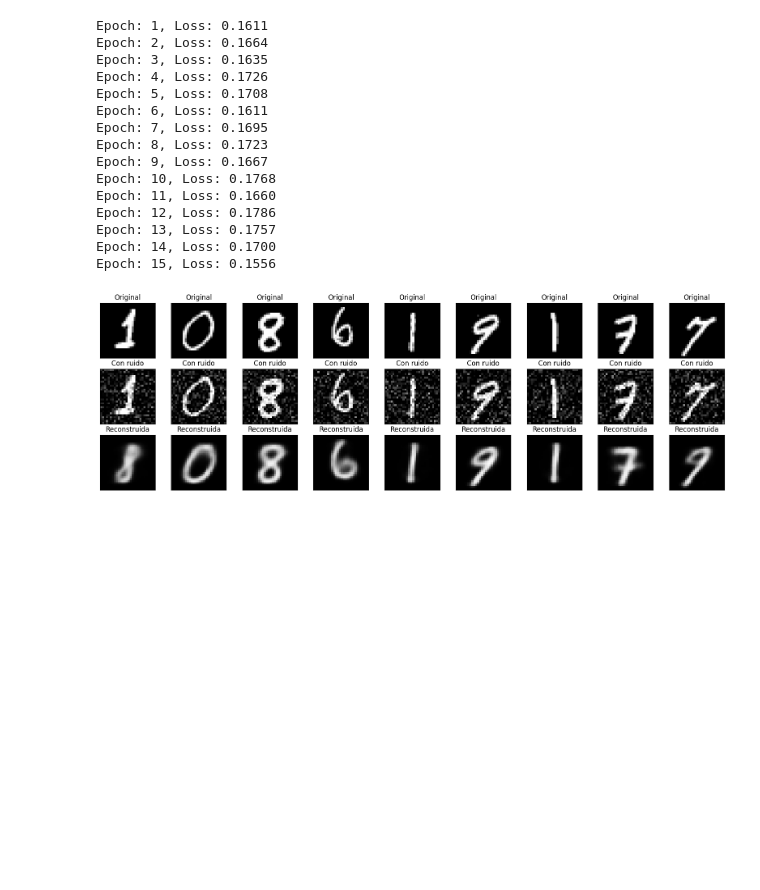
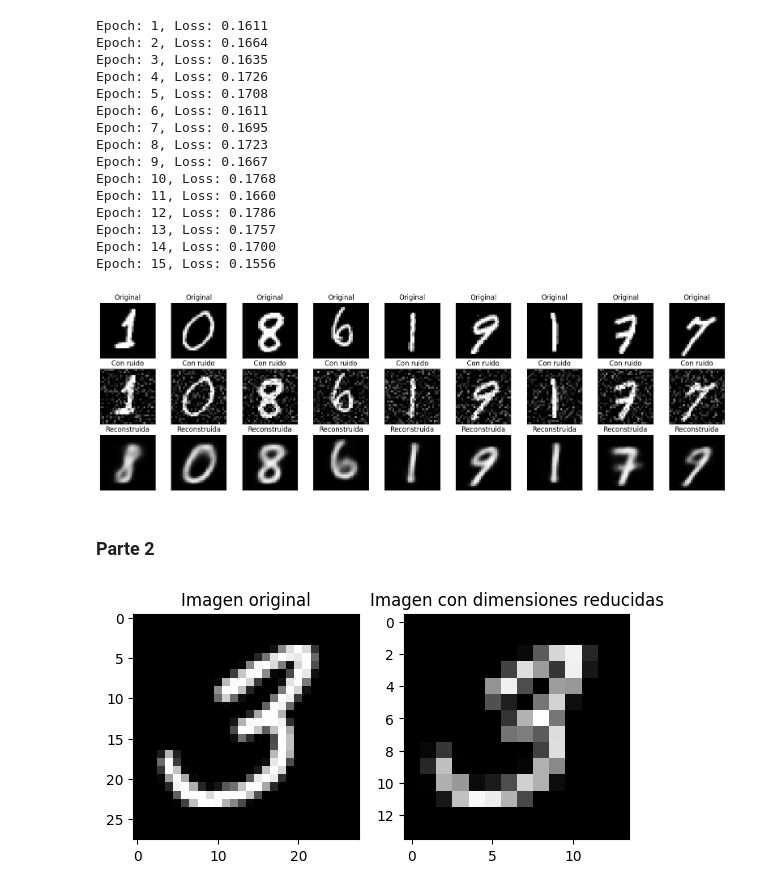
Before and after one commit to Javierfg2/Pr-ctica-Autoencoders, a Jupyter notebook: AA2practica2.ipynb, the cells around one changed output. Cells and saved outputs as stored; diff of their text form; code cells hidden in the pictures; blank space fills up the shorter version.

```diff
--- a/AA2practica2.ipynb
+++ b/AA2practica2.ipynb
@@ -323,3 +323,5 @@ Epoch: 13, Loss: 0.1757
 Epoch: 14, Loss: 0.1700
 Epoch: 15, Loss: 0.1556
 [figure]
+# %% [markdown]
+### Parte 2
@@ -325,0 +387,21 @@ Epoch: 15, Loss: 0.1556
+# %%
+
+def show_train_loader_first_image(train_loader):
+    images, labels = next(iter(train_loader))
+    img=images[0].view(-1, 28*28)
+    # Imagen original
+    plt.subplot(1, 2, 1)
+    plt.imshow(img.view(28, 28), cmap='gray')
+    plt.title('Imagen original')
+
+    # Imagen con dimensiones reducidas
+    plt.subplot(1, 2, 2)
+    plt.imshow(reduce_dimension(img).view(14, 14), cmap='gray')
+    plt.title('Imagen con dimensiones reducidas')
+
+    plt.show()
+
+
+show_train_loader_first_image(train_loader)
+# %% [output]
+[figure, added]
```
Also changed, not shown: parts of 3 cells of this notebook, 1 other file.
